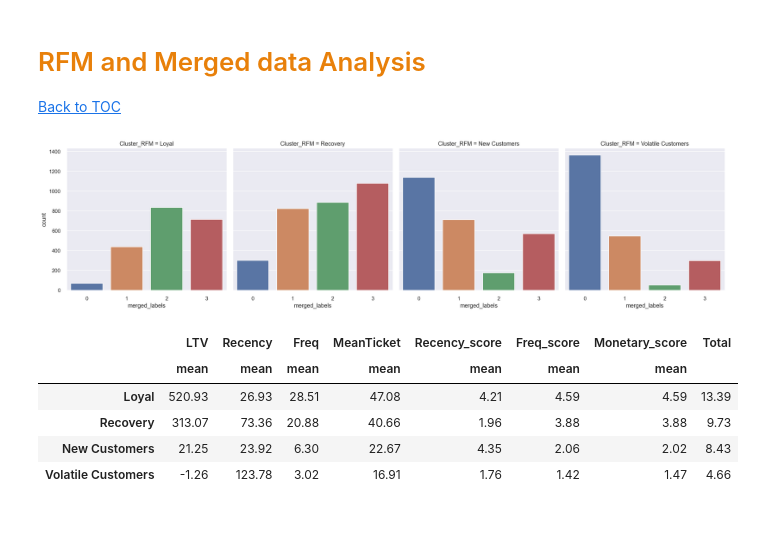
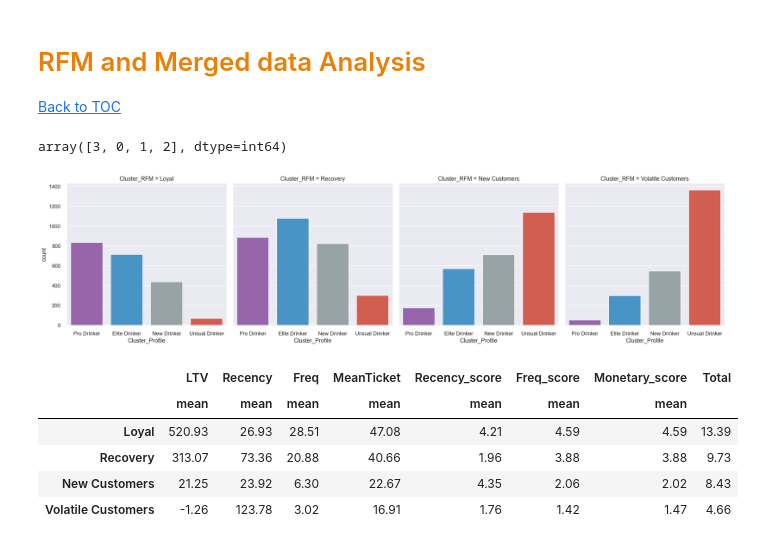
Before and after one commit to hnakashima96/Business-Case-, a Jupyter notebook: Business Case Week1 - Final 2.ipynb, the cells around one changed output. Cells and saved outputs as stored; diff of their text form; code cells hidden in the pictures.

```diff
--- a/Business Case Week1 - Final 2.ipynb
+++ b/Business Case Week1 - Final 2.ipynb
@@ -639,4 +639,6 @@ cluster_profiles(
 # <font color='#E8800A'>RFM and Merged data Analysis</font> <a class="anchor" id="seventh-bullet"></a>
   [Back to TOC](#toc)
 # %%
-data['merged_labels'] = df_['merged_labels']
+data['Cluster_Profile'] = df_['merged_labels']
+
+Profile_RFM = data.copy()
@@ -643,7 +647,20 @@ data['merged_labels'] = df_['merged_labels']
+# %%
+labels
+# %% [output]
+array([3, 0, 1, 2], dtype=int64)
+# %%
+bins = [2,3,1,0]
+Profile_Sequence = ['Pro Drinker','Elite Drinker','New Drinker','Unsual Drinker']
+Profile_RFM['Cluster_Profile'] = Profile_RFM['Cluster_Profile'].map(dict(zip(bins, Profile_Sequence)))
 # %%
-ax = sns.catplot(x="merged_labels", data=data, col = 'Cluster_RFM', kind="count", col_order = Cluster_Sequence)
+flatui = ["#9b59b6", "#3498db", "#95a5a6", "#e74c3c"]
+sns.set_palette(flatui)
+ax = sns.catplot(x="Cluster_Profile", data=Profile_RFM,
+                 col = 'Cluster_RFM', kind="count",
+                 col_order = Cluster_Sequence,
+                 order = Profile_Sequence)
 # %% [output]
-[figure, old version]
+[figure, new version]
 # %%
 ax.savefig('merge.png')
 # %%
```
Also changed, not shown: parts of 16 cells of this notebook, 1 other file.
